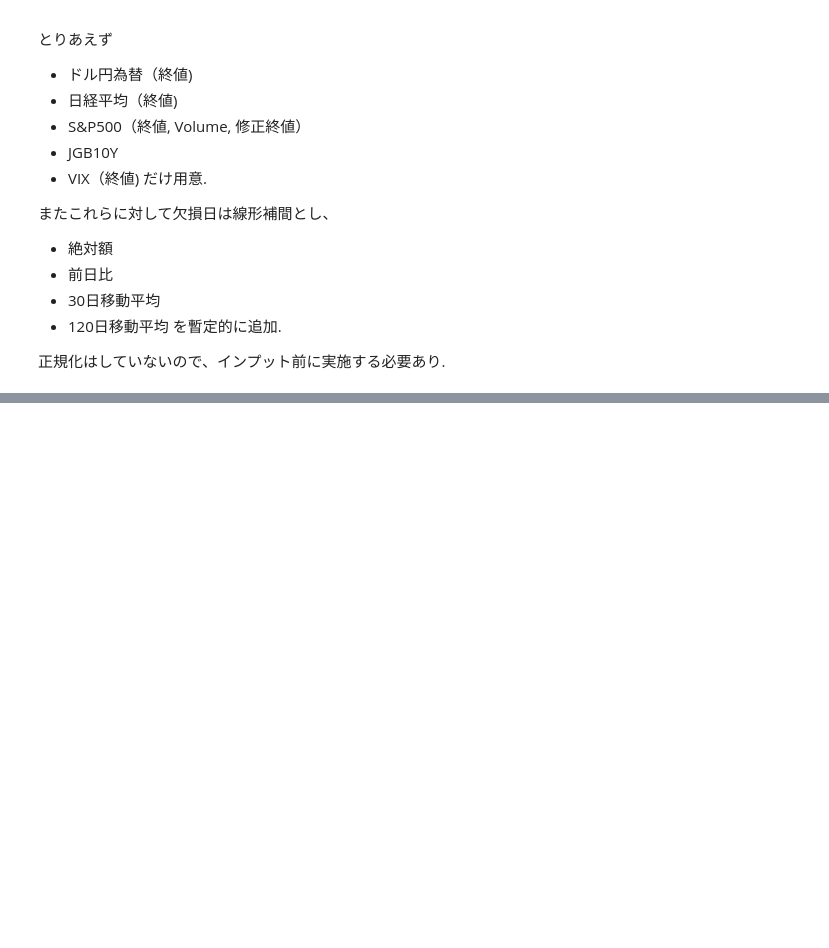
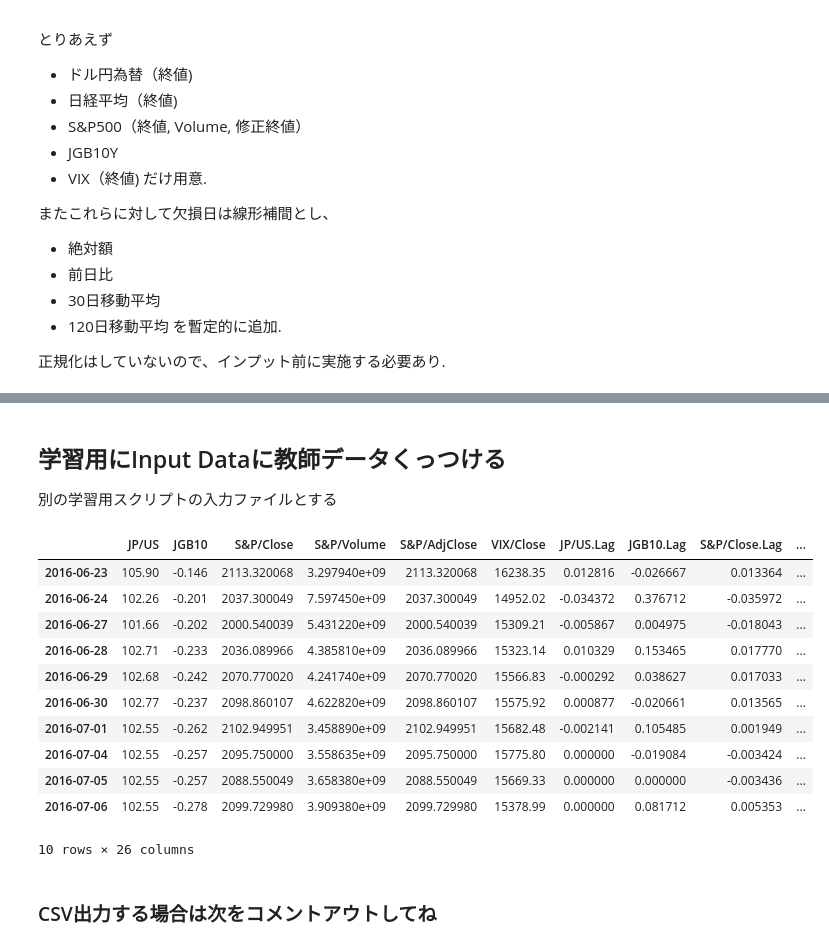
Before and after one commit to ftai/ftai, a Jupyter notebook: src/TestInputDataCreate.ipynb, the cells around one changed output, grey strips where cells are left out. Cells and saved outputs as stored; diff of their text form; code cells hidden in the pictures; blank space fills up the shorter version.

```diff
--- a/src/TestInputDataCreate.ipynb
+++ b/src/TestInputDataCreate.ipynb
@@ -142,0 +208,4 @@ InputData.to_csv("InputBaseData.csv") # CSV出力
+# %%
+# Nikkeiを当てに行くことにする
+OutputDF = InputData[OutList]
+OutputDF.head(10)
@@ -142,0 +228,4 @@ InputData.to_csv("InputBaseData.csv") # CSV出力
+# %%
+# 当てたいケースは次の日なのでずらす
+OutputDF2 = OutputDF.join(OutputDF.shift(-1),rsuffix="_"+str(1))
+OutputDF2.tail(10)
@@ -142,0 +248,9 @@ InputData.to_csv("InputBaseData.csv") # CSV出力
+# %%
+# Closeの変化率を区切る
+# 1%以上なら2,-1%以下なら1,それ以外は0
+OutputAns = OutputDF2.assign(
+    D = [2 if OutputDF2["Nikkei/Close.Lag_1"][x]  >= 0.01 else 0 for x in range(OutputDF2.shape[0])]).assign(
+    E = [1 if OutputDF2["Nikkei/Close.Lag_1"][x]  <= -0.01 else 0 for x in range(OutputDF2.shape[0])]).assign(
+    F = [0 if OutputDF2["Nikkei/Close.Lag_1"][x]  >= -0.01 and OutputDF2["Nikkei/Close.Lag_1"][x]  <= 0.01  else 0 for x in range(OutputDF2.shape[0])])[
+    ["Nikkei/Close.Lag_1","D","E","F"]]
+OutputAns.tail(10)
@@ -142,0 +269,4 @@ InputData.to_csv("InputBaseData.csv") # CSV出力
+# %%
+# 教師データを作成
+OutputAns["Ans"] = OutputAns[["D","E","F"]].sum(axis=1)
+OutputAns.tail(15)
@@ -142,0 +290,24 @@ InputData.to_csv("InputBaseData.csv") # CSV出力
+# %% [markdown]
+## 学習用にInput Dataに教師データくっつける
+
+別の学習用スクリプトの入力ファイルとする
+# %%
+InputCSV = pd.concat([InputDF,OutputAns], axis=1)
+InputCSV = InputCSV.dropna(axis=0)
+InputCSV = InputCSV.drop(["D","E","F"], axis=1)
+InputCSV.tail(10)
+# %% [output]
+|  | JP/US | JGB10 | S&P/Close | S&P/Volume | S&P/AdjClose | VIX/Close | JP/US.Lag | JGB10.Lag | S&P/Close.Lag | ... |
+| 2016-06-23 | 105.90 | -0.146 | 2113.320068 | 3.297940e+09 | 2113.320068 | 16238.35 | 0.012816 | -0.026667 | 0.013364 | ... |
+| 2016-06-24 | 102.26 | -0.201 | 2037.300049 | 7.597450e+09 | 2037.300049 | 14952.02 | -0.034372 | 0.376712 | -0.035972 | ... |
+| 2016-06-27 | 101.66 | -0.202 | 2000.540039 | 5.431220e+09 | 2000.540039 | 15309.21 | -0.005867 | 0.004975 | -0.018043 | ... |
+| 2016-06-28 | 102.71 | -0.233 | 2036.089966 | 4.385810e+09 | 2036.089966 | 15323.14 | 0.010329 | 0.153465 | 0.017770 | ... |
+| 2016-06-29 | 102.68 | -0.242 | 2070.770020 | 4.241740e+09 | 2070.770020 | 15566.83 | -0.000292 | 0.038627 | 0.017033 | ... |
+| 2016-06-30 | 102.77 | -0.237 | 2098.860107 | 4.622820e+09 | 2098.860107 | 15575.92 | 0.000877 | -0.020661 | 0.013565 | ... |
+| 2016-07-01 | 102.55 | -0.262 | 2102.949951 | 3.458890e+09 | 2102.949951 | 15682.48 | -0.002141 | 0.105485 | 0.001949 | ... |
+| 2016-07-04 | 102.55 | -0.257 | 2095.750000 | 3.558635e+09 | 2095.750000 | 15775.80 | 0.000000 | -0.019084 | -0.003424 | ... |
+| 2016-07-05 | 102.55 | -0.257 | 2088.550049 | 3.658380e+09 | 2088.550049 | 15669.33 | 0.000000 | 0.000000 | -0.003436 | ... |
+| 2016-07-06 | 102.55 | -0.278 | 2099.729980 | 3.909380e+09 | 2099.729980 | 15378.99 | 0.000000 | 0.081712 | 0.005353 | ... |
+10 rows × 26 columns
+# %% [markdown]
+### CSV出力する場合は次をコメントアウトしてね
```
Also changed, not shown: parts of 22 cells of this notebook.
